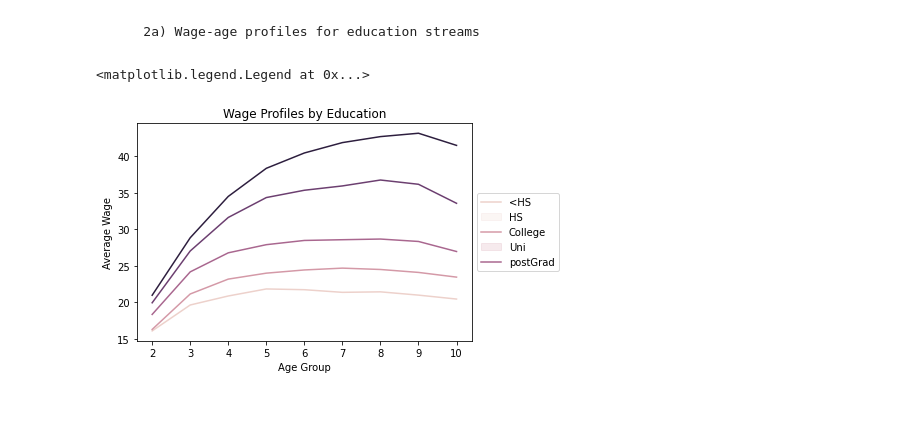
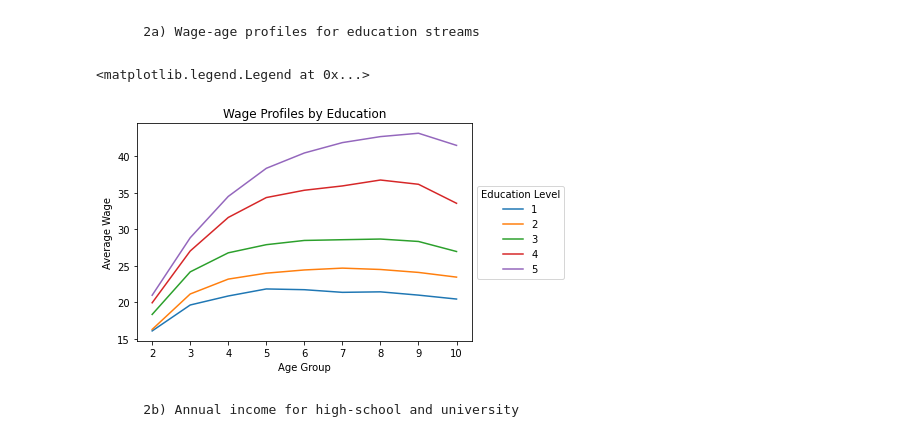
Before and after one commit to rahulsingh34/labour_econ_a2, a Jupyter notebook: assignment.ipynb, the cells around one changed output. Cells and saved outputs as stored; diff of their text form; code cells hidden in the pictures; blank space fills up the shorter version.

```diff
--- a/assignment.ipynb
+++ b/assignment.ipynb
@@ -143,9 +143,11 @@ pd.crosstab(females['SURVYEAR'], females['edu'], normalize='index')
         2a) Wage-age profiles for education streams
 # %%
 avgHRS = master.groupby(['AGE_12', 'edu']).mean()
-wageAgePlot = sns.lineplot(data=avgHRS, x='AGE_12', y='HRLYEARN', hue='edu')
+wageAgePlot = sns.lineplot(data=avgHRS, x='AGE_12', y='HRLYEARN', hue='edu', palette="tab10")
 wageAgePlot.set(xlabel='Age Group', ylabel='Average Wage', title='Wage Profiles by Education')
-wageAgePlot.legend(labels=['<HS', 'HS', 'College', 'Uni', 'postGrad'], loc='center left', bbox_to_anchor=(1.0, 0.5))
+wageAgePlot.legend(title='Education Level', loc='center left', bbox_to_anchor=(1.0, 0.5))
 # %% [output]
 <matplotlib.legend.Legend at 0x...>
-[figure, old version]
+[figure, new version]
+# %% [markdown]
+        2b) Annual income for high-school and university
```
Also changed, not shown: parts of 1 cell of this notebook.
